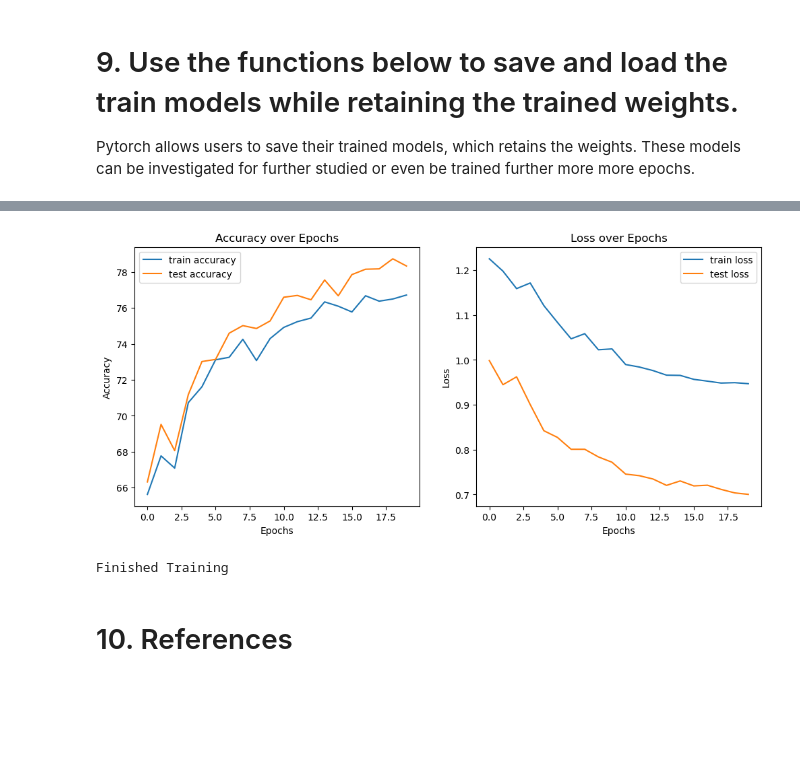
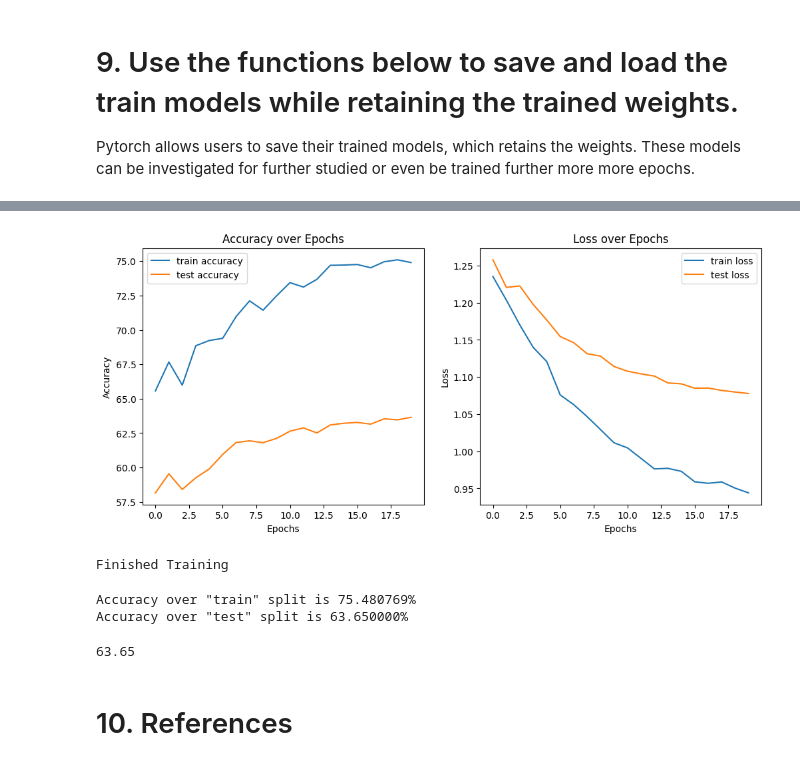
Before and after one commit to Johan5418/ConvNet_STL, a Jupyter notebook: Task2_Final.ipynb, the cells around one changed output, grey strips where cells are left out. Saved outputs shown, nothing was run; the diff lists cells and outputs as text; code cells hidden in the pictures; blank space fills up the shorter version.

```diff
--- a/Task2_Final.ipynb
+++ b/Task2_Final.ipynb
@@ -194,7 +196,7 @@ class CNN(nn.Module):
         x = self.pool3(self.sine(self.bn3(self.conv3(x))))
         x = torch.flatten(x, 1)
         x = self.fc1(x)
-        x = self.dropout_half(torch.relu(x))
+        x = self.dropout_half(torch.sigmoid(x))
         x = self.fc2(x)
         return x
 # %% [markdown]
@@ -247,7 +249,7 @@ def train(cnn,
 
     criterion = nn.CrossEntropyLoss() #loss function
     # optimizer = optim.SGD(cnn.parameters(), lr=0.001, momentum=0.9)
-    optimizer = optim.Adam(cnn.parameters(), lr=0.0001)
+    optimizer = optim.Adam(cnn.parameters(), lr=0.0001, weight_decay=0.0001)
     scheduler = optim.lr_scheduler.StepLR(optimizer, step_size=5, gamma=0.5) # dynamically update learning
     tr_acc, ts_acc, tr_loss, ts_loss = [], [], [], []
 
@@ -422,7 +447,7 @@ loader_ten_classes_train = DataLoader(dataset = train_ds_ten,
                                       shuffle=True,
                                       drop_last=True)
 
-test_ds_ten = ArrayDataset(full_train_X, full_train_y, transform=None)
+test_ds_ten = ArrayDataset(full_test_X, full_test_y, transform=None)
 loader_ten_classes_test = DataLoader(dataset = test_ds_ten,
                                      batch_size=BATCH_SIZE,
                                      shuffle=False)
@@ -496,6 +525,6 @@ Pytorch allows users to save their trained models, which retains the weights. Th
 # %%
 saved_model = CNN(num_out_classes=10)
-saved_model.load_state_dict(torch.load('cnn_68_percent.pth', weights_only=True))
+saved_model.load_state_dict(torch.load('state1.pth', weights_only=True))
 
 train(cnn = saved_model,
       loader_train = loader_ten_classes_train,
@@ -526,4 +555,16 @@ Epoch 20/20 -> train loss 0.947028, test loss = 0.700299
-[figure, old version]
+[figure, new version]
 Finished Training
+# %%
+compute_accuracy(data_loader = loader_ten_classes_train,
+                 cnn = saved_model,
+                 split = 'train')
+
+compute_accuracy(data_loader = loader_ten_classes_test,
+                 cnn = saved_model,
+                 split = 'test')
+# %% [output]
+Accuracy over "train" split is 75.480769%
+Accuracy over "test" split is 63.650000%
+63.65
 # %% [markdown]
 # 10. References
```
Also changed, not shown: parts of 11 cells of this notebook.
